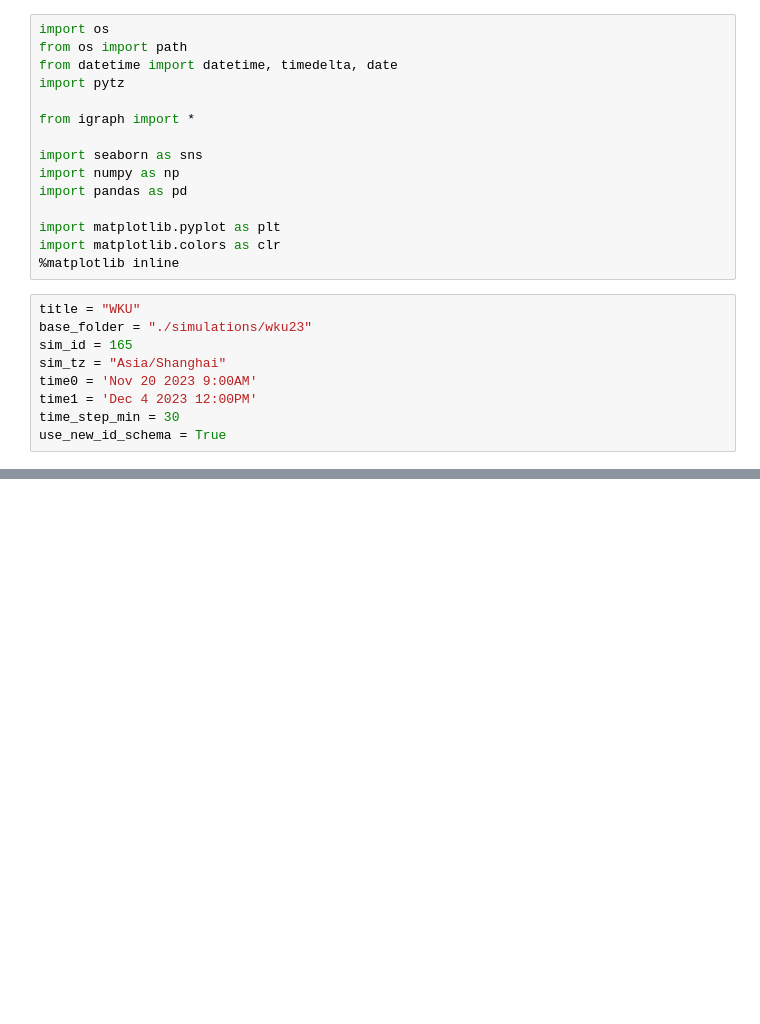
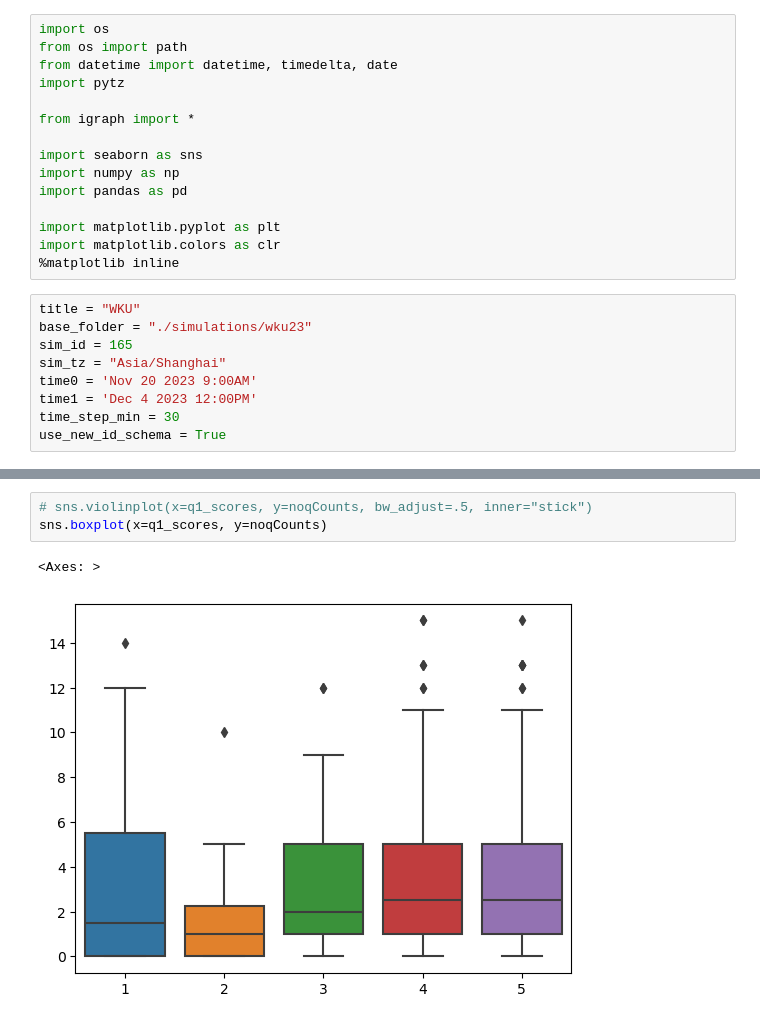
Before and after one commit to colabobio/oo-viz, a Jupyter notebook: plot_behavioral_data.ipynb, the cells around one changed output, grey strips where cells are left out. Drawn from its saved outputs; the diff is of its cells as text; blank space fills up the shorter version.

```diff
--- a/plot_behavioral_data.ipynb
+++ b/plot_behavioral_data.ipynb
@@ -138,0 +335,6 @@ while t <= tmax:
+# %%
+# sns.violinplot(x=q1_scores, y=noqCounts, bw_adjust=.5, inner="stick")
+sns.boxplot(x=q1_scores, y=noqCounts)
+# %% [output]
+<Axes: >
+[figure, added]
```
Also changed, not shown: parts of 23 cells of this notebook.
